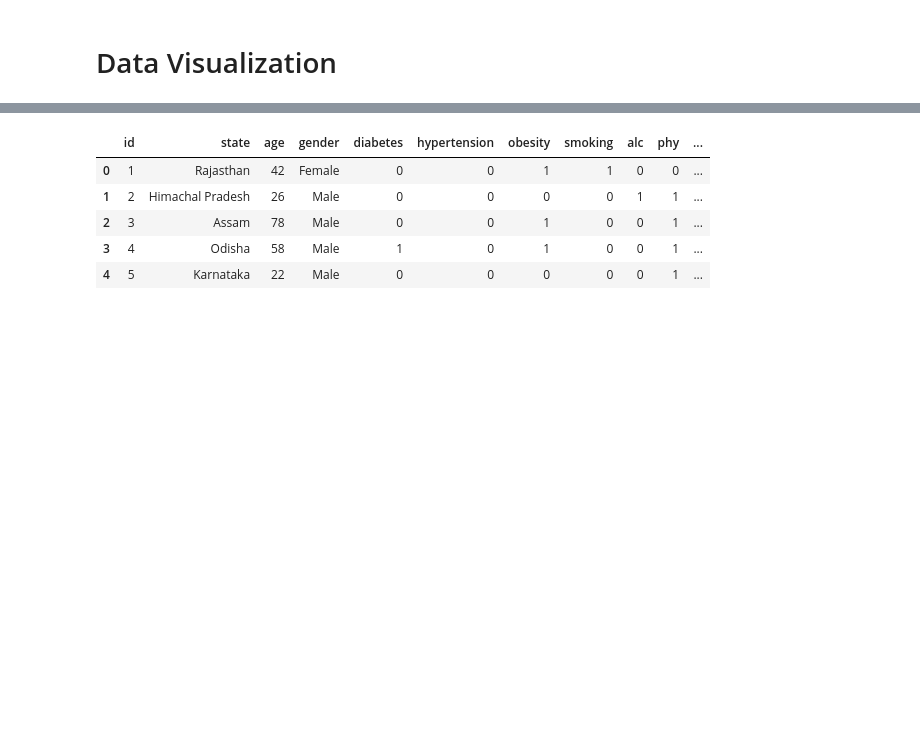
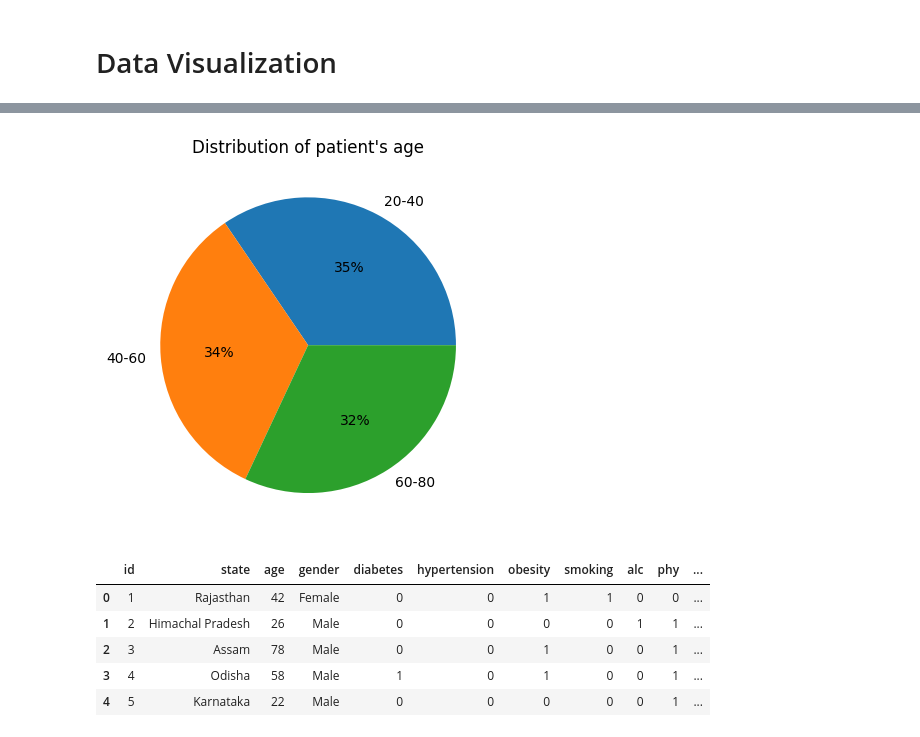
Before and after one commit to riya03sh/HeartBuddy, a Jupyter notebook: code.ipynb, the cells around one changed output, grey strips where cells are left out. Cells and saved outputs as stored; diff of their text form; code cells hidden in the pictures; blank space fills up the shorter version.

```diff
--- a/code.ipynb
+++ b/code.ipynb
@@ -195,11 +199,13 @@ df.head()
 # %%
-# dff = df.copy()
-# dff['age_group'] = pd.cut(dff['age'], bins=[20, 40, 60, 80], labels=["20-40", "40-60", "60-80"])
+dff = df.copy()
+dff['age_group'] = pd.cut(dff['age'], bins=[20, 40, 60, 80], labels=["20-40", "40-60", "60-80"])
 
-# age_counts = dff['age_group'].value_counts()
-# plt.pie(age_counts, labels=["20-40", "40-60", "60-80"], autopct='%.0f%%')
-# plt.title("Distribution of patient's age")
-# plt.show()
+age_counts = dff['age_group'].value_counts()
+plt.pie(age_counts, labels=["20-40", "40-60", "60-80"], autopct='%.0f%%')
+plt.title("Distribution of patient's age")
+plt.show()
+# %% [output]
+[figure, added]
 # %%
 df.head()
 # %% [output]
```
Also changed, not shown: parts of 29 cells of this notebook.
